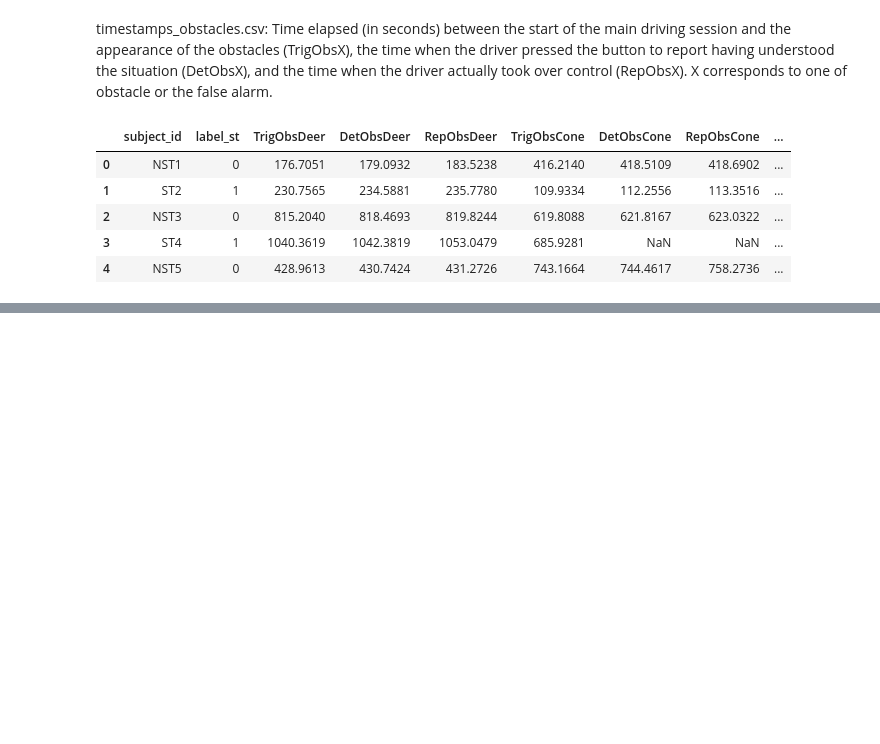
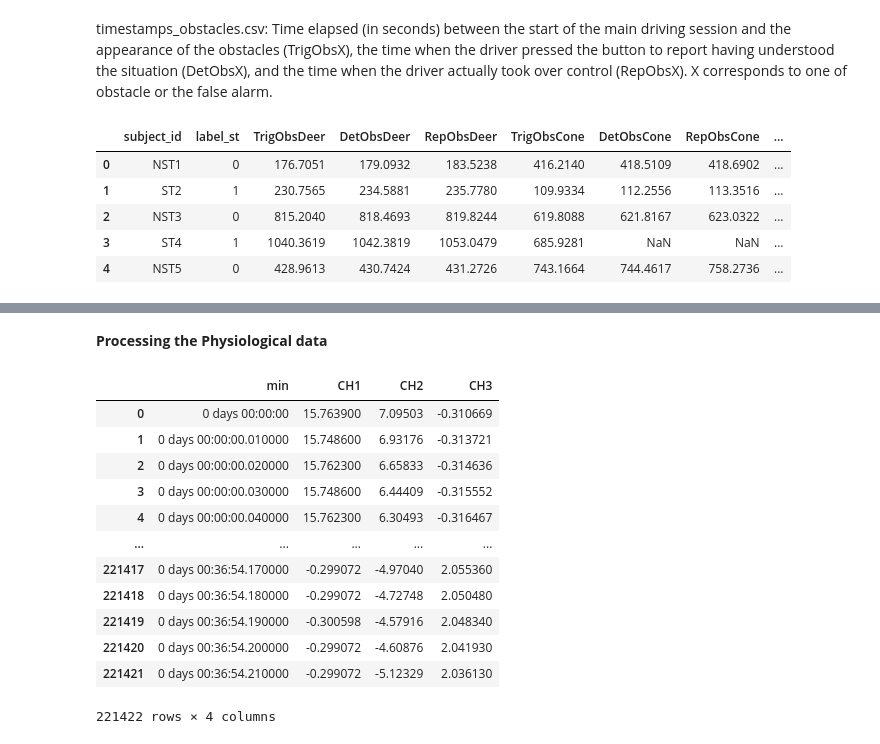
Before and after one commit to Joelmillr/Modeling-Takeover-Time, a Jupyter notebook: code/hmm.ipynb, the cells around one changed output, grey strips where cells are left out. Drawn from its saved outputs; the diff is of its cells as text; code cells hidden in the pictures; blank space fills up the shorter version.

```diff
--- a/code/hmm.ipynb
+++ b/code/hmm.ipynb
@@ -193,0 +316,10 @@ takeover_timestamps.head()
+# %%
+# NST01 Raw Physiological Data
+nst01_physio_data = pd.read_csv(
+    "../AdVitam/Exp2/Raw/Physio/Txt/NST01.txt",
+    sep="\t",
+    header=9,
+    skiprows=[10],
+    usecols=[0, 1, 2, 3],
+)
+nst01_physio_data.head()
@@ -193,0 +333,27 @@ takeover_timestamps.head()
+# %% [markdown]
+**Processing the Physiological data**
+# %%
+# converting the time to timedelta
+nst01_physio_data["min"] = pd.to_timedelta(nst01_physio_data["min"], unit="min")
+
+# resampling
+nst01_physio_data = nst01_physio_data.drop_duplicates(subset="min")
+nst01_physio_data = nst01_physio_data.set_index("min")
+nst01_physio_data = nst01_physio_data.resample("10ms").ffill()
+nst01_physio_data = nst01_physio_data.reset_index()
+
+nst01_physio_data
+# %% [output]
+|  | min | CH1 | CH2 | CH3 |
+| 0 | 0 days 00:00:00 | 15.763900 | 7.09503 | -0.310669 |
+| 1 | 0 days 00:00:00.010000 | 15.748600 | 6.93176 | -0.313721 |
+| 2 | 0 days 00:00:00.020000 | 15.762300 | 6.65833 | -0.314636 |
+| 3 | 0 days 00:00:00.030000 | 15.748600 | 6.44409 | -0.315552 |
+| 4 | 0 days 00:00:00.040000 | 15.762300 | 6.30493 | -0.316467 |
+| ... | ... | ... | ... | ... |
+| 221417 | 0 days 00:36:54.170000 | -0.299072 | -4.97040 | 2.055360 |
+| 221418 | 0 days 00:36:54.180000 | -0.299072 | -4.72748 | 2.050480 |
+| 221419 | 0 days 00:36:54.190000 | -0.300598 | -4.57916 | 2.048340 |
+| 221420 | 0 days 00:36:54.200000 | -0.299072 | -4.60876 | 2.041930 |
+| 221421 | 0 days 00:36:54.210000 | -0.299072 | -5.12329 | 2.036130 |
+221422 rows × 4 columns
```
Also changed, not shown: parts of 21 cells of this notebook, 3 other files.
